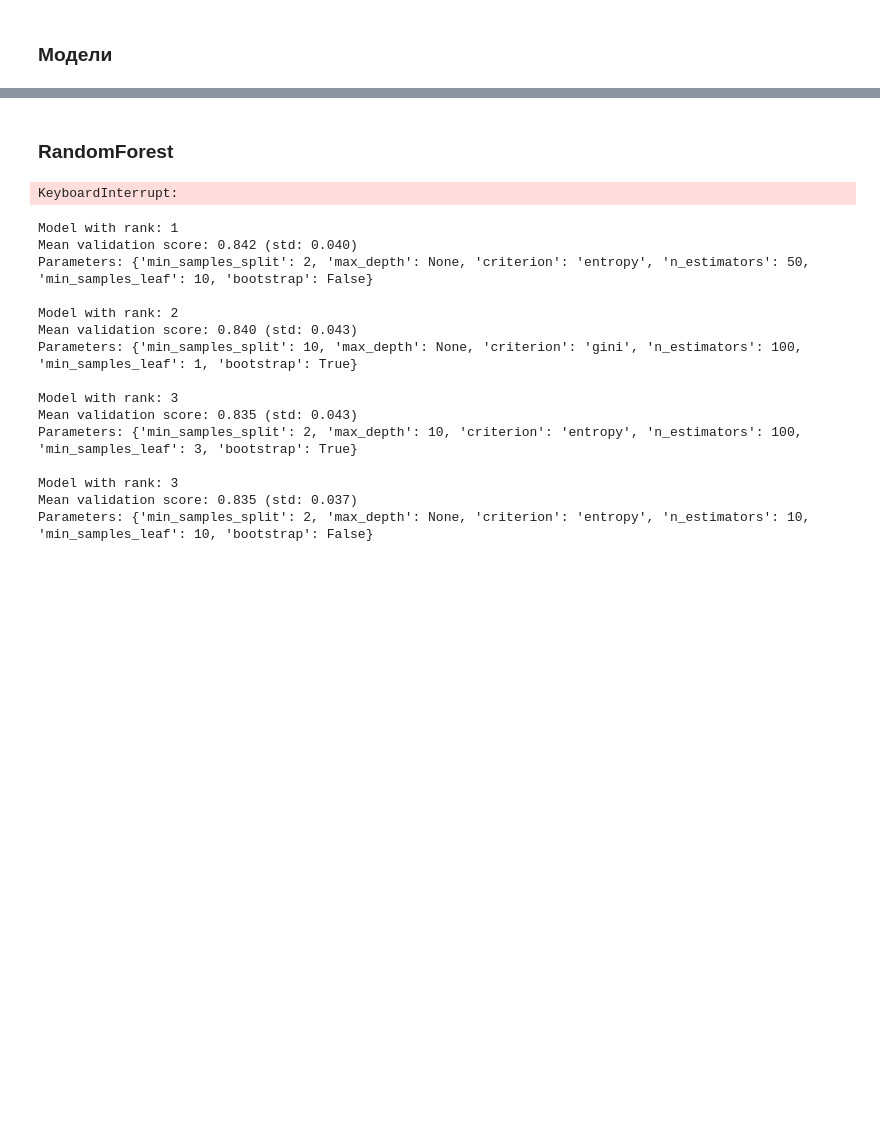
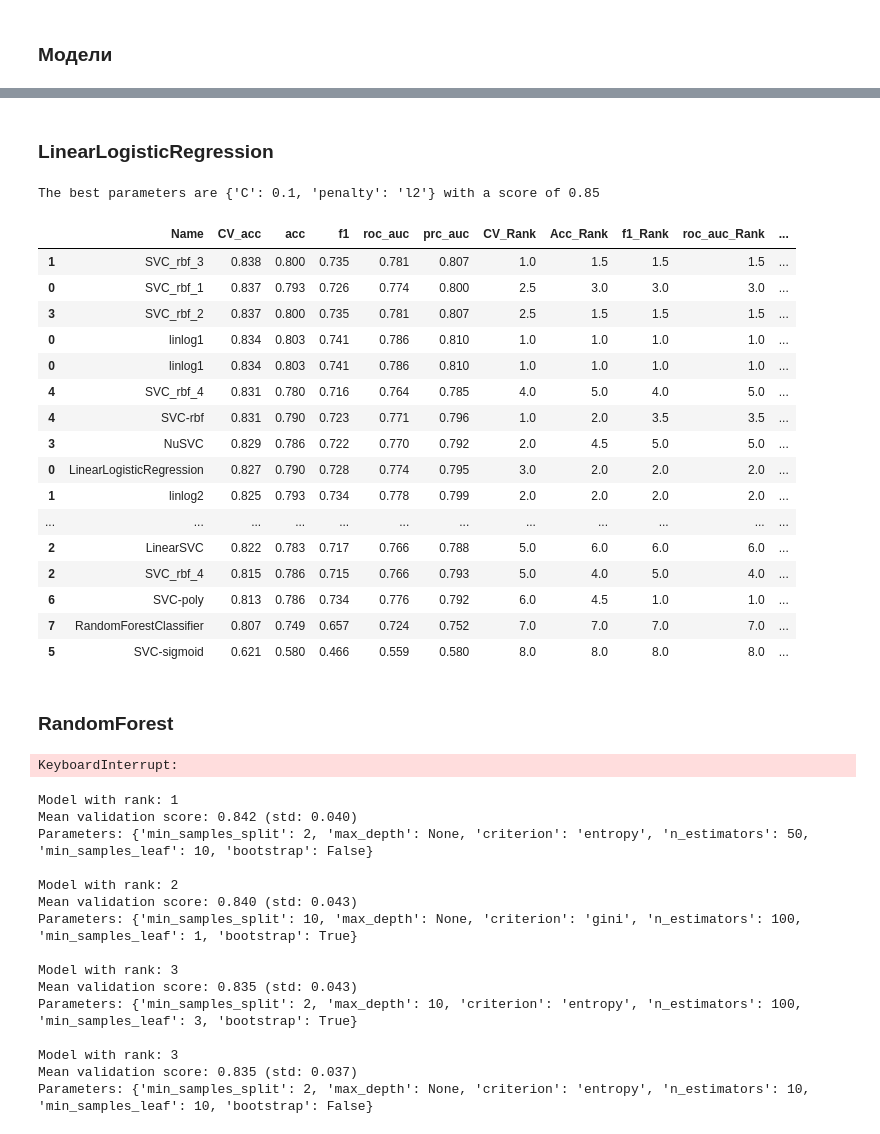
Before and after one commit to MiniGN/Kaggle-Titanic, a Jupyter notebook: run.ipynb, the cells around one changed output, grey strips where cells are left out. Saved outputs shown, nothing was run; the diff lists cells and outputs as text; code cells hidden in the pictures; blank space fills up the shorter version.

Commit message:
add 2 grid

```diff
--- a/run.ipynb
+++ b/run.ipynb
@@ -287,3 +287,8 @@ train_df.head(15)
 X_train = train_df.drop(['Survived'],axis=1)
 y_train = train_df['Survived']
 X_test  = test_df.drop("PassengerId",axis=1).copy()
+
+X_train_train,X_train_holdout,y_train_train,y_train_holdout=cross_validation.train_test_split(
+    X_train, y_train, test_size=0.33, random_state=1)
+print ("X_train=",X_train.shape,X_train_train.shape,X_train_holdout.shape)
+print ("y_train=",y_train.shape,y_train_train.shape,y_train_holdout.shape)
@@ -337,0 +407,15 @@ result.sort_values(by='CV_mean',  ascending=False)
+# %%
+#result.sort_values(by='CV_acc',  ascending=False)
+best_est=pd.DataFrame(grid.cv_results_)
+best_est=best_est[best_est['rank_test_score']<=5]
+best_est=best_est[['params','rank_test_score']].as_matrix()
+best_est_list=list()
+for i in range(len(best_est)):
+    params=best_est[i,0]
+    num=best_est[i,1]
+    param_C=params['C']
+    param_gamma=params['gamma']
+    best_est_list.append(('SVC_rbf_'+str(num),svm.SVC(kernel='rbf',random_state=1,gamma=param_gamma,C=param_C)))
+svc_models_score=rank_models(best_est_list,True)
+all_models_score=all_models_score.append(svc_models_score)
+all_models_score.sort_values(by='CV_acc',  ascending=False)
@@ -338,3 +437,50 @@ result.sort_values(by='CV_mean',  ascending=False)
+# %% [markdown]
+### LinearLogisticRegression
+# %%
+# Параметры
+linlog_param_grid = {'C': [0.001, 0.01, 0.1, 1, 10, 100, 1000],
+              "penalty": ['l1','l2']}
+linlog_grid = GridSearchCV(linear_model.LogisticRegression(random_state = 1), param_grid=linlog_param_grid, cv=10)
+linlog_grid.fit(X_train_train, y_train_train)
+print("The best parameters are %s with a score of %0.2f"
+ % (linlog_grid.best_params_, linlog_grid.best_score_))
+# %% [output]
+The best parameters are {'C': 0.1, 'penalty': 'l2'} with a score of 0.85
+# %%
+def get_models(name,grid):
+    best_est=pd.DataFrame(grid.cv_results_)
+    best_est=best_est[best_est['rank_test_score']<=5]
+    best_est=best_est[['params','rank_test_score']].as_matrix()
+    best_est_list=list()
+    for i in range(len(best_est)):
+        params=best_est[i,0]
+        num=best_est[i,1]
+        param_C=params['C']
+        param_penalty=params['penalty']
+        best_est_list.append((name+str(num),linear_model.LogisticRegression(random_state=1,penalty=param_penalty,C=param_C)))
+    return rank_models(best_est_list,True),best_est_list
+
+models,lin_est=get_models('linlog',linlog_grid)
+all_models_score=all_models_score.append(models)
+all_models_score.sort_values(by='CV_acc',  ascending=False)
+# %% [output]
+|  | Name | CV_acc | acc | f1 | roc_auc | prc_auc | CV_Rank | Acc_Rank | f1_Rank | roc_auc_Rank | ... |
+| 1 | SVC_rbf_3 | 0.838 | 0.800 | 0.735 | 0.781 | 0.807 | 1.0 | 1.5 | 1.5 | 1.5 | ... |
+| 0 | SVC_rbf_1 | 0.837 | 0.793 | 0.726 | 0.774 | 0.800 | 2.5 | 3.0 | 3.0 | 3.0 | ... |
+| 3 | SVC_rbf_2 | 0.837 | 0.800 | 0.735 | 0.781 | 0.807 | 2.5 | 1.5 | 1.5 | 1.5 | ... |
+| 0 | linlog1 | 0.834 | 0.803 | 0.741 | 0.786 | 0.810 | 1.0 | 1.0 | 1.0 | 1.0 | ... |
+| 0 | linlog1 | 0.834 | 0.803 | 0.741 | 0.786 | 0.810 | 1.0 | 1.0 | 1.0 | 1.0 | ... |
+| 4 | SVC_rbf_4 | 0.831 | 0.780 | 0.716 | 0.764 | 0.785 | 4.0 | 5.0 | 4.0 | 5.0 | ... |
+| 4 | SVC-rbf | 0.831 | 0.790 | 0.723 | 0.771 | 0.796 | 1.0 | 2.0 | 3.5 | 3.5 | ... |
+| 3 | NuSVC | 0.829 | 0.786 | 0.722 | 0.770 | 0.792 | 2.0 | 4.5 | 5.0 | 5.0 | ... |
+| 0 | LinearLogisticRegression | 0.827 | 0.790 | 0.728 | 0.774 | 0.795 | 3.0 | 2.0 | 2.0 | 2.0 | ... |
+| 1 | linlog2 | 0.825 | 0.793 | 0.734 | 0.778 | 0.799 | 2.0 | 2.0 | 2.0 | 2.0 | ... |
+| ... | ... | ... | ... | ... | ... | ... | ... | ... | ... | ... | ... |
+| 2 | LinearSVC | 0.822 | 0.783 | 0.717 | 0.766 | 0.788 | 5.0 | 6.0 | 6.0 | 6.0 | ... |
+| 2 | SVC_rbf_4 | 0.815 | 0.786 | 0.715 | 0.766 | 0.793 | 5.0 | 4.0 | 5.0 | 4.0 | ... |
+| 6 | SVC-poly | 0.813 | 0.786 | 0.734 | 0.776 | 0.792 | 6.0 | 4.5 | 1.0 | 1.0 | ... |
+| 7 | RandomForestClassifier | 0.807 | 0.749 | 0.657 | 0.724 | 0.752 | 7.0 | 7.0 | 7.0 | 7.0 | ... |
+| 5 | SVC-sigmoid | 0.621 | 0.580 | 0.466 | 0.559 | 0.580 | 8.0 | 8.0 | 8.0 | 8.0 | ... |
 # %% [markdown]
 ### RandomForest
 # %%
```
Also changed, not shown: parts of 14 cells of this notebook, 2 other files.
